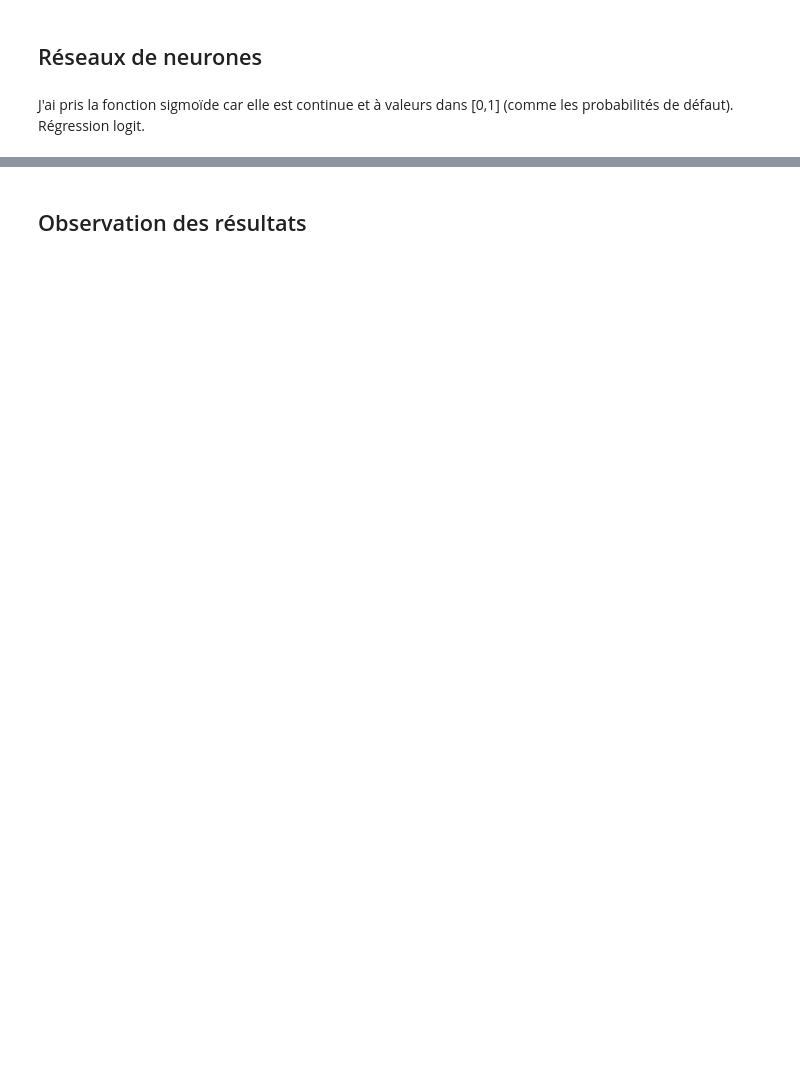
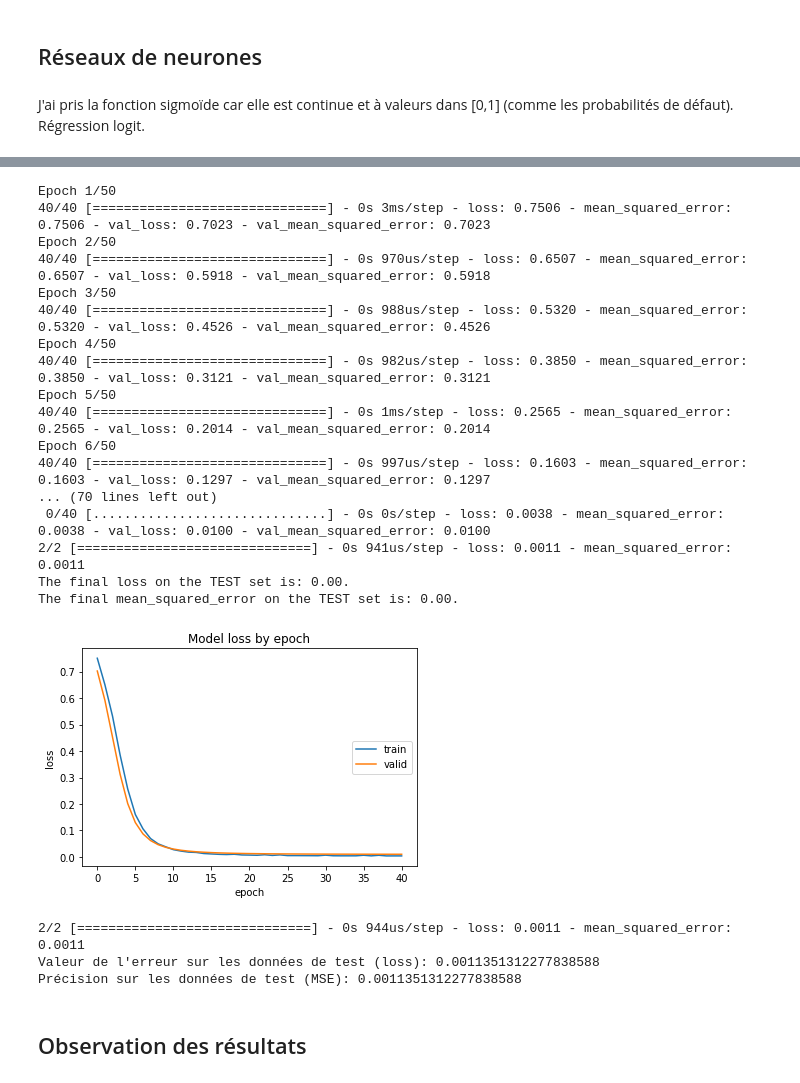
Before and after one commit to Rxzh/PD, a Jupyter notebook: Architecture réseaux de neurones.ipynb, the cells around one changed output, grey strips where cells are left out. Cells and saved outputs as stored; diff of their text form; code cells hidden in the pictures; blank space fills up the shorter version.

Commit message:
test classification multi

```diff
--- a/Architecture réseaux de neurones.ipynb
+++ b/Architecture réseaux de neurones.ipynb
@@ -68,6 +130,6 @@ def traitement(X):
 # %%
 X_processed = traitement(X_full)
 
-X_train, X_test, y_train, y_test = model_selection.train_test_split(X_processed, y_full, test_size=0.20,
+X_train, X_test, y_train, y_test = model_selection.train_test_split(X_processed, y_full, test_size=0.10,
                                                                     #stratify=y_full, # stratification
                                                                     random_state=92)
@@ -122,9 +157,10 @@ x_train
 
 #très bon document (parties Python, keras avec les codes et explications)
 # %%
-modele = Sequential()
-modele.add(Dense(units=7,input_dim=23,activation="sigmoid")) #6 is good
-modele.add(Dense(units=1,activation="sigmoid"))
+model = Sequential()
+model.add(Dense(units=6,input_dim=24,activation="sigmoid")) #6 is good
+model.add(Dense(units=2))
+model.add(Dense(units=1,activation="sigmoid"))
 #modele.add(Dropout(0.3))
 learning_rate = 0.10
 
@@ -134,5 +170,7 @@ sgd = SGD(learning_rate)
 # %% [markdown]
 J'ai pris la fonction sigmoïde car elle est continue et à valeurs dans [0,1] (comme les probabilités de défaut). Régression logit.
 # %%
-modele.compile(loss='mean_squared_error',optimizer=sgd,metrics=[tf.keras.metrics.MeanSquaredError()])
+#modele.compile(loss='mean_squared_error',optimizer=sgd,metrics=[tf.keras.metrics.MeanSquaredError()])
+#optimizer = sgd
+model.compile(loss='mean_squared_error',optimizer='adam',metrics=[tf.keras.metrics.MeanSquaredError()])
 # %%
@@ -140,24 +194,43 @@ print(modele.summary())
 # %%
-history = modele.fit(X_train, y_train,         # Train the model using the training set...
-          batch_size=10, epochs=9,
-          verbose=1, validation_split=0.35,steps_per_epoch=15)           # ...holding out 40% of the data for validation
+history = model.fit(X_train, y_train,         # Train the model using the training set...
+          batch_size=10, epochs=50,
+          verbose=1, validation_split=0.4,steps_per_epoch=40)           # ...holding out 40% of the data for validation
 
 # --------------------------------------
 # Evaluation
 # --------------------------------------
-#for loss_name, loss_value in list(zip(modele.metrics_names, modele.evaluate(x_test, y_test, verbose=1))):
- #   print('The final {} on the TEST set is: {:.2f}.'.format(loss_name, loss_value)) # Evaluate the trained model on the test set!
+for loss_name, loss_value in list(zip(model.metrics_names, model.evaluate(X_test, y_test, verbose=1))):
+    print('The final {} on the TEST set is: {:.2f}.'.format(loss_name, loss_value)) # Evaluate the trained model on the test set!
 
 
 import matplotlib.pyplot as plt
 
 # --------------------------------------
 # Loss functions evolution
 # --------------------------------------
 plt.plot(history.history['loss'])
 plt.plot(history.history['val_loss'])
 plt.title('Model loss by epoch')
 plt.ylabel('loss')
 plt.xlabel('epoch')
 plt.legend(['train', 'valid'], loc='right')
 plt.show()
+# %% [output]
+Epoch 1/50
+40/40 [==============================] - 0s 3ms/step - loss: 0.7506 - mean_squared_error: 0.7506 - val_loss: 0.7023 - val_mean_squared_error: 0.7023
+Epoch 2/50
+40/40 [==============================] - 0s 970us/step - loss: 0.6507 - mean_squared_error: 0.6507 - val_loss: 0.5918 - val_mean_squared_error: 0.5918
+Epoch 3/50
+40/40 [==============================] - 0s 988us/step - loss: 0.5320 - mean_squared_error: 0.5320 - val_loss: 0.4526 - val_mean_squared_error: 0.4526
+Epoch 4/50
+40/40 [==============================] - 0s 982us/step - loss: 0.3850 - mean_squared_error: 0.3850 - val_loss: 0.3121 - val_mean_squared_error: 0.3121
+Epoch 5/50
+40/40 [==============================] - 0s 1ms/step - loss: 0.2565 - mean_squared_error: 0.2565 - val_loss: 0.2014 - val_mean_squared_error: 0.2014
+Epoch 6/50
+40/40 [==============================] - 0s 997us/step - loss: 0.1603 - mean_squared_error: 0.1603 - val_loss: 0.1297 - val_mean_squared_error: 0.1297
+... (70 lines left out)
+ 0/40 [..............................] - 0s 0s/step - loss: 0.0038 - mean_squared_error: 0.0038 - val_loss: 0.0100 - val_mean_squared_error: 0.0100
+2/2 [==============================] - 0s 941us/step - loss: 0.0011 - mean_squared_error: 0.0011
+The final loss on the TEST set is: 0.00.
+The final mean_squared_error on the TEST set is: 0.00.
+[figure, added]
@@ -166,9 +237,13 @@ X_test
 # %%
 #Résultats
 
-resultat = modele.evaluate(x_test, y_test, verbose=1)
+resultat = model.evaluate(X_test, y_test, verbose=1)
 print("Valeur de l'erreur sur les données de test (loss):", resultat[0])
 print('Précision sur les données de test (MSE):', resultat[1])
+# %% [output]
+2/2 [==============================] - 0s 944us/step - loss: 0.0011 - mean_squared_error: 0.0011
+Valeur de l'erreur sur les données de test (loss): 0.0011351312277838588
+Précision sur les données de test (MSE): 0.0011351312277838588
 # %% [markdown]
 ## Observation des résultats
 # %%
```
Also changed, not shown: parts of 56 cells of this notebook, 2 other files.
